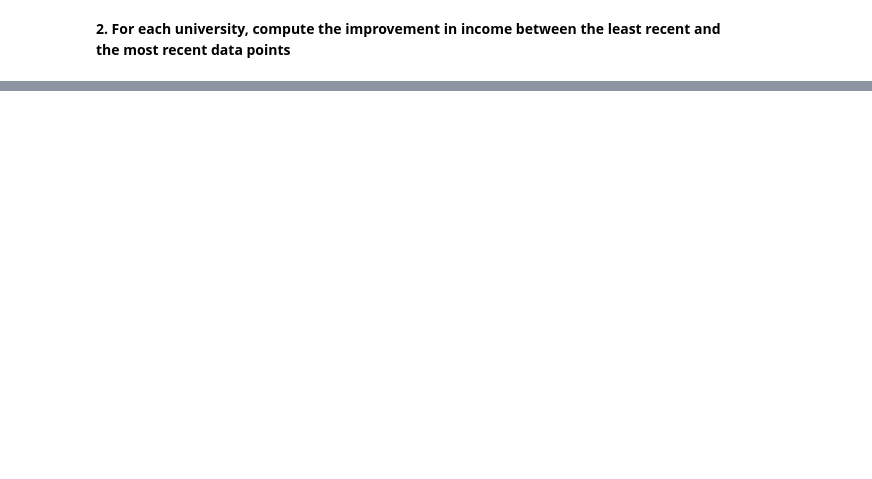
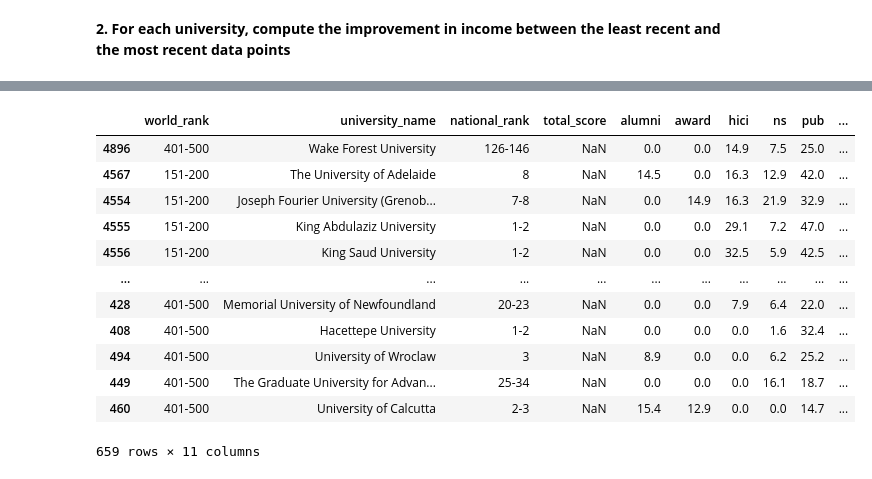
Before and after one commit to PietroBonardi/FoCS, a Jupyter notebook: pietronotebook.ipynb, the cells around one changed output, grey strips where cells are left out. Drawn from its saved outputs; the diff is of its cells as text; code cells hidden in the pictures; blank space fills up the shorter version.

```diff
--- a/pietronotebook.ipynb
+++ b/pietronotebook.ipynb
@@ -146,0 +216,17 @@ df1.join(other=df2,how="outer",lsuffix="12",rsuffix="121")
+# %%
+shanghai_max_year = shanghai_max_year.drop_duplicates(["university_name"],keep="first")
+shanghai_max_year
+# %% [output]
+|  | world_rank | university_name | national_rank | total_score | alumni | award | hici | ns | pub | ... |
+| 4896 | 401-500 | Wake Forest University | 126-146 | NaN | 0.0 | 0.0 | 14.9 | 7.5 | 25.0 | ... |
+| 4567 | 151-200 | The University of Adelaide | 8 | NaN | 14.5 | 0.0 | 16.3 | 12.9 | 42.0 | ... |
+| 4554 | 151-200 | Joseph Fourier University (Grenob... | 7-8 | NaN | 0.0 | 14.9 | 16.3 | 21.9 | 32.9 | ... |
+| 4555 | 151-200 | King Abdulaziz University | 1-2 | NaN | 0.0 | 0.0 | 29.1 | 7.2 | 47.0 | ... |
+| 4556 | 151-200 | King Saud University | 1-2 | NaN | 0.0 | 0.0 | 32.5 | 5.9 | 42.5 | ... |
+| ... | ... | ... | ... | ... | ... | ... | ... | ... | ... | ... |
+| 428 | 401-500 | Memorial University of Newfoundland | 20-23 | NaN | 0.0 | 0.0 | 7.9 | 6.4 | 22.0 | ... |
+| 408 | 401-500 | Hacettepe University | 1-2 | NaN | 0.0 | 0.0 | 0.0 | 1.6 | 32.4 | ... |
+| 494 | 401-500 | University of Wroclaw | 3 | NaN | 8.9 | 0.0 | 0.0 | 6.2 | 25.2 | ... |
+| 449 | 401-500 | The Graduate University for Advan... | 25-34 | NaN | 0.0 | 0.0 | 0.0 | 16.1 | 18.7 | ... |
+| 460 | 401-500 | University of Calcutta | 2-3 | NaN | 15.4 | 12.9 | 0.0 | 0.0 | 14.7 | ... |
+659 rows × 11 columns
```
Also changed, not shown: parts of 41 cells of this notebook.
